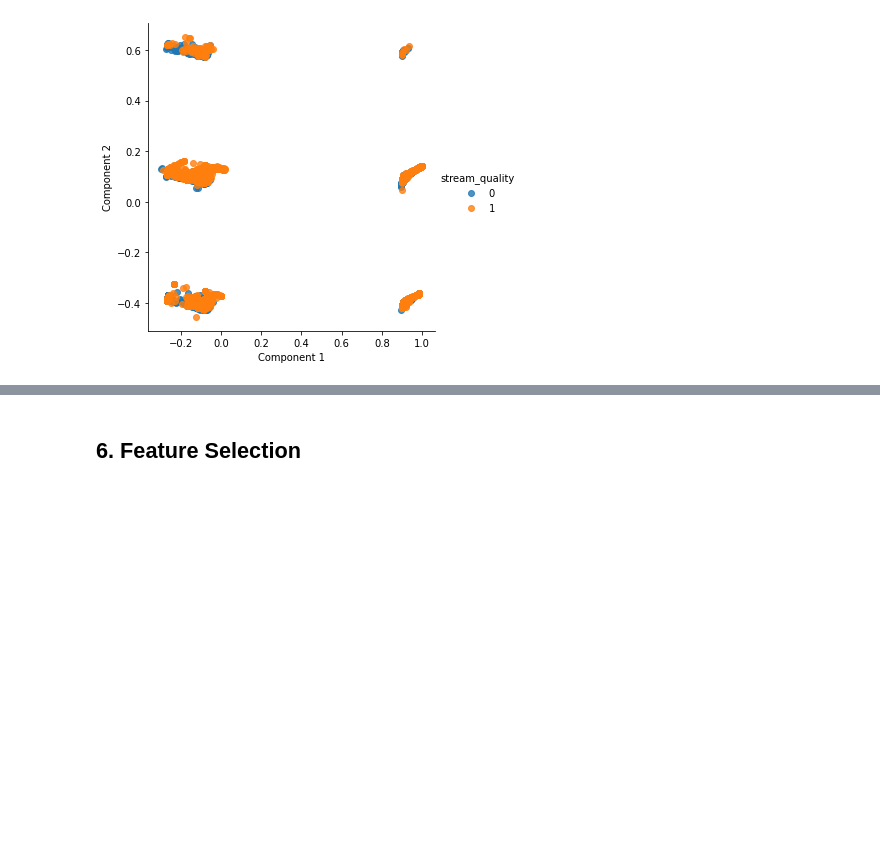
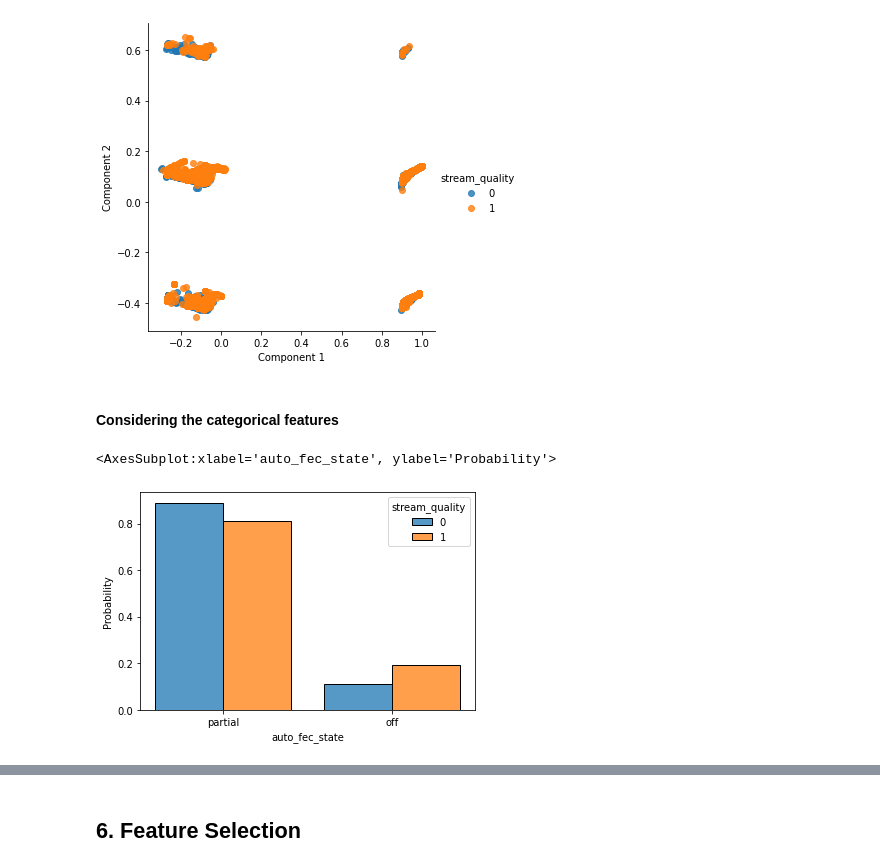
Before and after one commit to ainura-z/Machine-learning, a Jupyter notebook: assignment_1/classification.ipynb, the cells around one changed output, grey strips where cells are left out. Saved outputs shown, nothing was run; the diff lists cells and outputs as text; code cells hidden in the pictures; blank space fills up the shorter version.

```diff
--- a/assignment_1/classification.ipynb
+++ b/assignment_1/classification.ipynb
@@ -146,3 +147,18 @@ ax.set_ylabels('Component 2')
 # %% [output]
 <seaborn.axisgrid.FacetGrid at 0x...>
 [figure]
+# %% [markdown]
+#### Considering the categorical features
+# %%
+sns.histplot(
+    data=df_train,
+    x="auto_fec_state",
+    hue="stream_quality",
+    multiple="dodge",
+    shrink=0.8,
+    common_norm=False,
+    stat="probability",
+)
+# %% [output]
+<AxesSubplot:xlabel='auto_fec_state', ylabel='Probability'>
+[figure, added]
```
Also changed, not shown: parts of 16 cells of this notebook, 2 other files.
